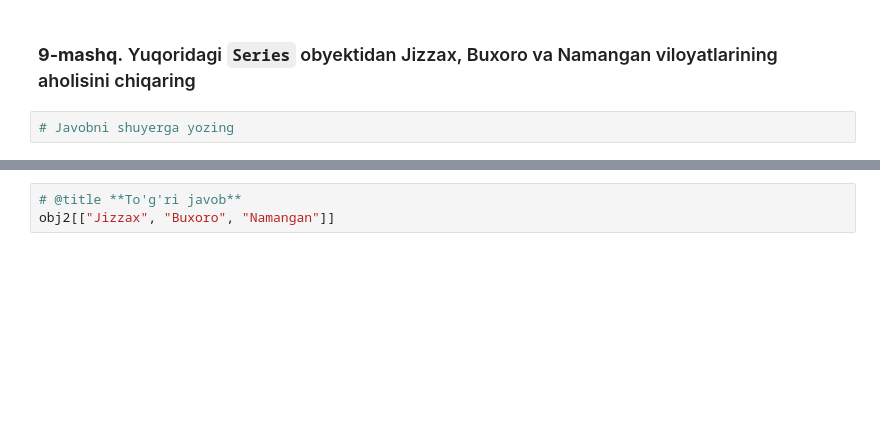
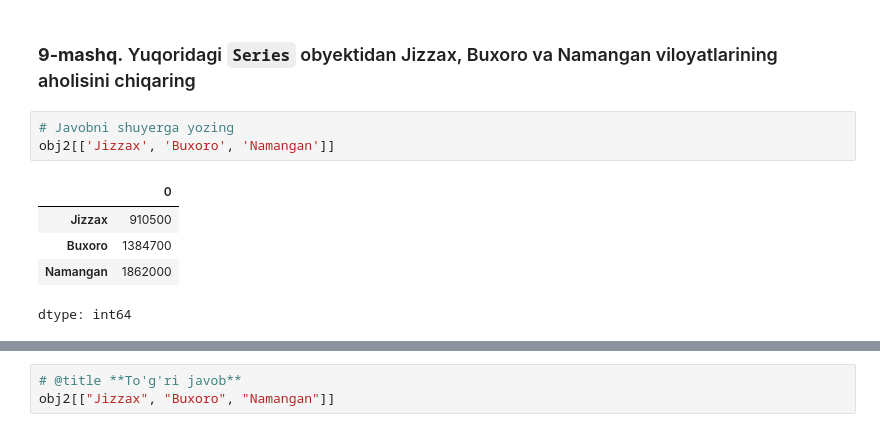
Before and after one commit to marufjon1991mike-gif/data-science-practice, a Jupyter notebook: Copy_of_DS_pandas_1_amaliyot_df.ipynb, the cells around one changed output, grey strips where cells are left out. Saved outputs shown, nothing was run; the diff lists cells and outputs as text; blank space fills up the shorter version.

```diff
--- a/Copy_of_DS_pandas_1_amaliyot_df.ipynb
+++ b/Copy_of_DS_pandas_1_amaliyot_df.ipynb
@@ -184,3 +184,10 @@ array([1899000, 1384700, 2597000,  910500, 1200000, 1862000,  767500,
 ### **9-mashq.** Yuqoridagi `Series` obyektidan Jizzax, Buxoro va Namangan viloyatlarining aholisini chiqaring
 # %%
 # Javobni shuyerga yozing
+obj2[['Jizzax', 'Buxoro', 'Namangan']]
+# %% [output]
+|  | 0 |
+| Jizzax | 910500 |
+| Buxoro | 1384700 |
+| Namangan | 1862000 |
+dtype: int64
```
Also changed, not shown: parts of 3 cells of this notebook.
